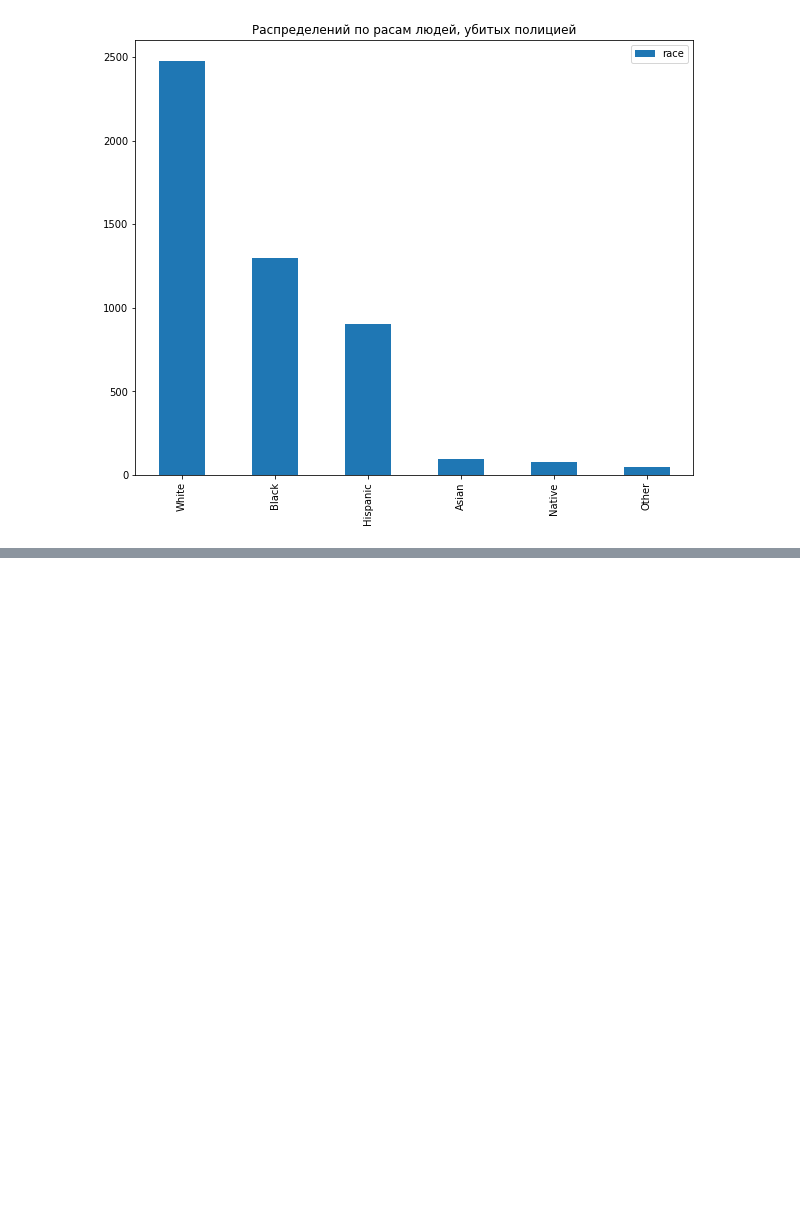
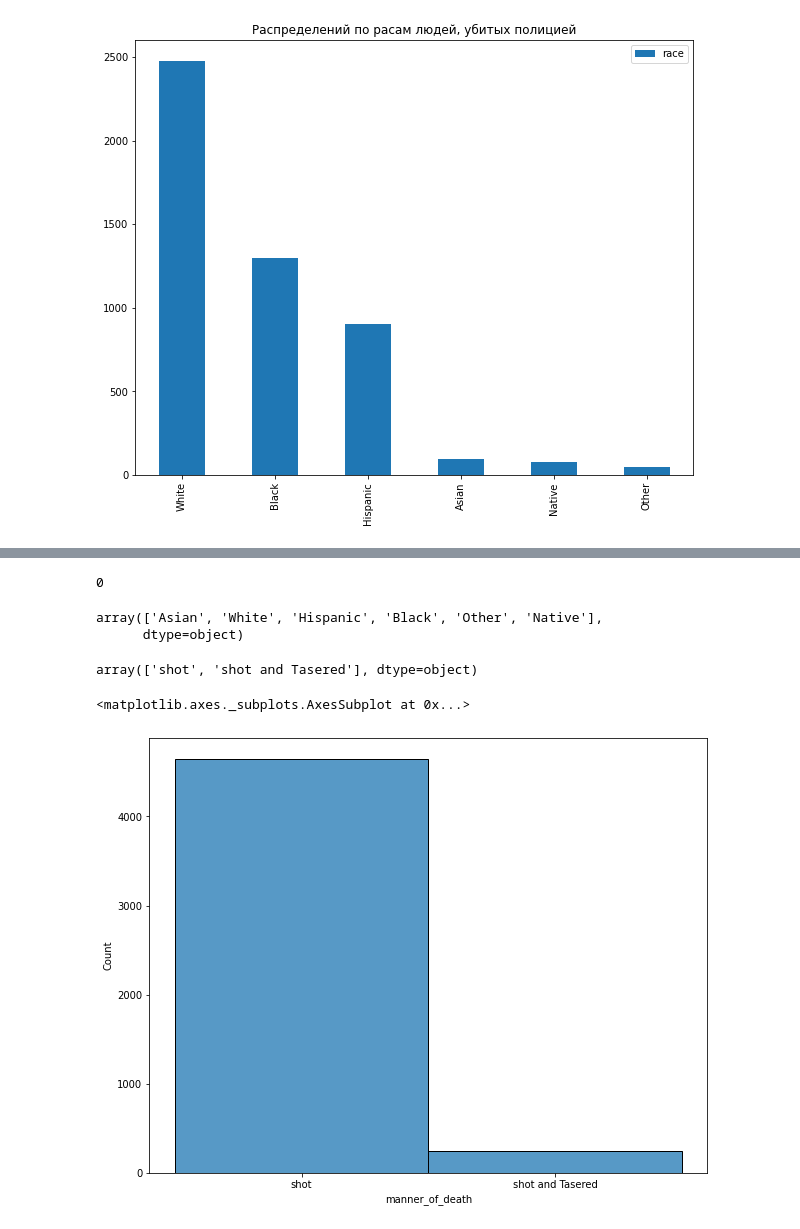
Before and after one commit to IlyaNechaev27/DS_project, a Jupyter notebook: code.ipynb, the cells around one changed output, grey strips where cells are left out. Cells and saved outputs as stored; diff of their text form; code cells hidden in the pictures; blank space fills up the shorter version.

```diff
--- a/code.ipynb
+++ b/code.ipynb
@@ -142,0 +385,18 @@ df.sort_values(by='age', ascending=True).head()
+# %%
+df['region'].isnull().sum()
+# %% [output]
+0
+# %%
+df['race'].unique()
+# %% [output]
+array(['Asian', 'White', 'Hispanic', 'Black', 'Other', 'Native'],
+      dtype=object)
+# %%
+df['manner_of_death'].unique()
+# %% [output]
+array(['shot', 'shot and Tasered'], dtype=object)
+# %%
+sns.histplot(df['manner_of_death'])
+# %% [output]
+<matplotlib.axes._subplots.AxesSubplot at 0x...>
+[figure, added]
```
Also changed, not shown: parts of 24 cells of this notebook.
